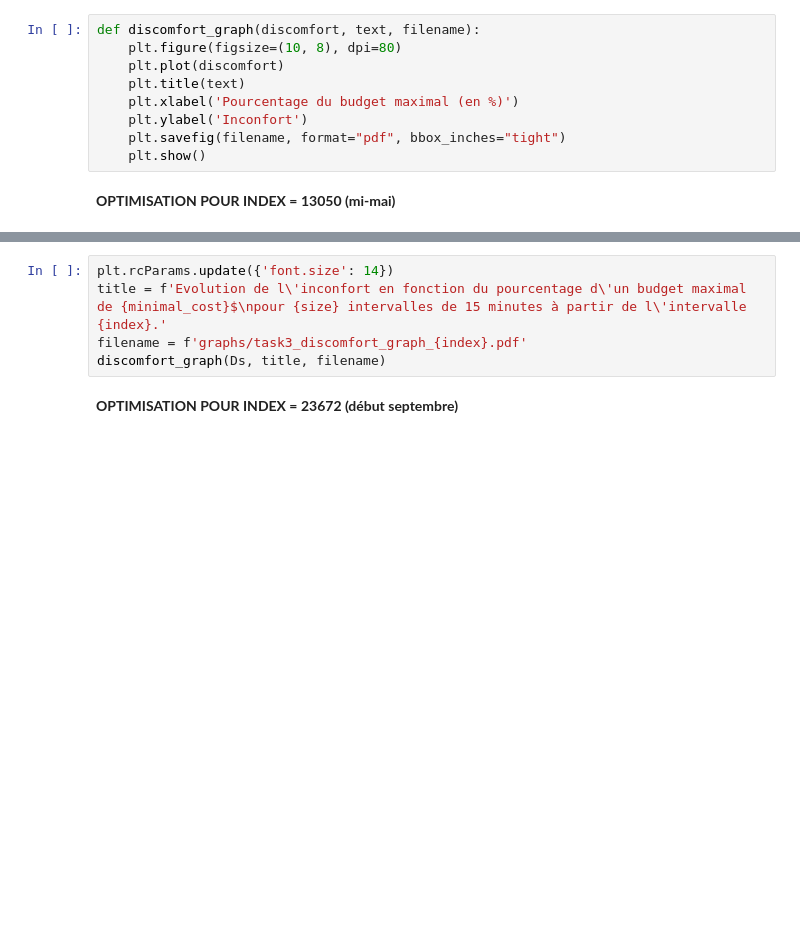
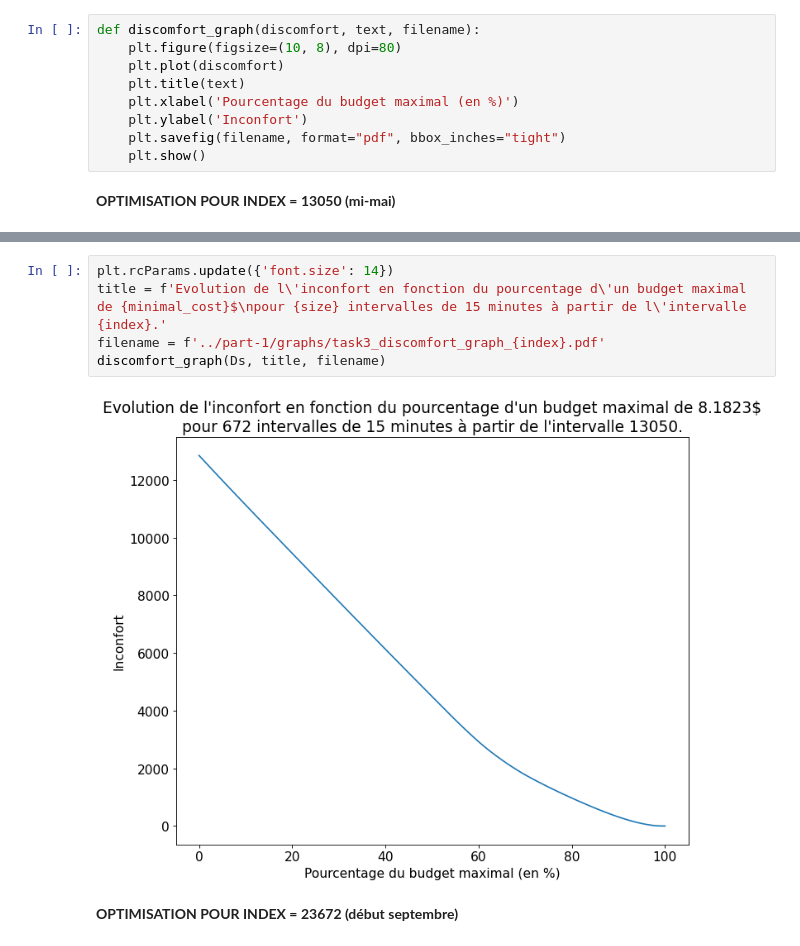
Before and after one commit to nicojmn/LINMA1702-project, a Jupyter notebook: part-2/LINMA1702_Projet_part_2_groupe_13.ipynb, the cells around one changed output, grey strips where cells are left out. Drawn from its saved outputs; the diff is of its cells as text; blank space fills up the shorter version.

```diff
--- a/part-2/LINMA1702_Projet_part_2_groupe_13.ipynb
+++ b/part-2/LINMA1702_Projet_part_2_groupe_13.ipynb
@@ -551,8 +568,10 @@ print(f'Temps de calcul moyen (en secondes) : {np.mean(np.array(Times))}')
 # %%
 plt.rcParams.update({'font.size': 14})
 title = f'Evolution de l\'inconfort en fonction du pourcentage d\'un budget maximal de {minimal_cost}$\npour {size} intervalles de 15 minutes à partir de l\'intervalle {index}.'
-filename = f'graphs/task3_discomfort_graph_{index}.pdf'
+filename = f'../part-1/graphs/task3_discomfort_graph_{index}.pdf'
 discomfort_graph(Ds, title, filename)
+# %% [output]
+[figure, added]
 # %% [markdown]
 **OPTIMISATION POUR INDEX = 23672 (début septembre)**
 # %%
```
Also changed, not shown: parts of 9 cells of this notebook.
